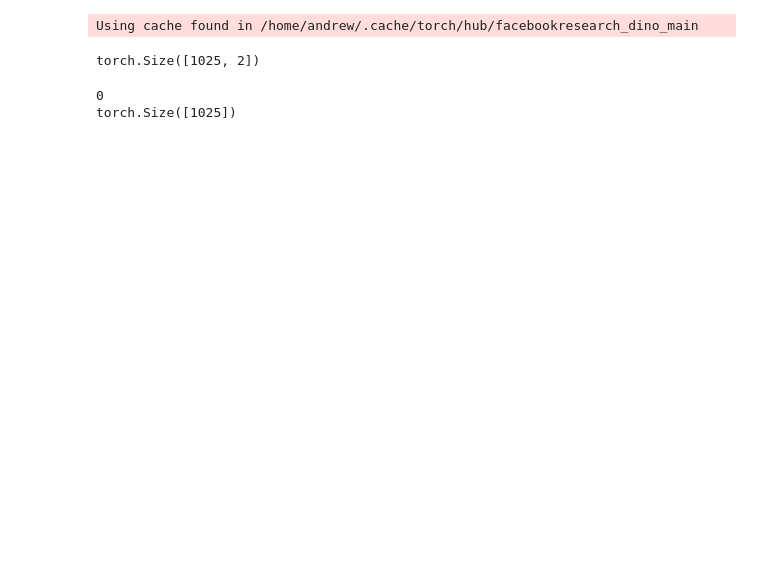
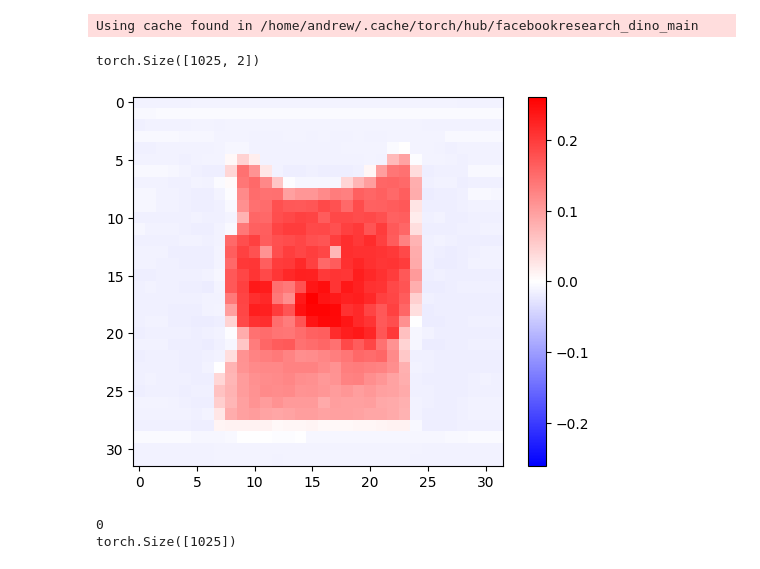
Before and after one commit to ashleymyan/mood, a Jupyter notebook: _test_find_foreground_cluster.ipynb, the cells around one changed output. Drawn from its saved outputs; the diff is of its cells as text; code cells hidden in the pictures; blank space fills up the shorter version.

```diff
--- a/_test_find_foreground_cluster.ipynb
+++ b/_test_find_foreground_cluster.ipynb
@@ -16,6 +17,17 @@ Using cache found in /home/andrew/.cache/torch/hub/facebookresearch_dino_main
 print(kway_eigvec.shape)
 # %% [output]
 torch.Size([1025, 2])
+# %%
+import matplotlib.pyplot as plt
+eigvec = kway_eigvec[1:, 1]
+
+arr = eigvec.reshape(32, 32).cpu()
+max_abs = arr.abs().max().item()
+plt.imshow(arr.numpy(), cmap='bwr', vmin=-max_abs, vmax=max_abs)
+plt.colorbar()
+plt.show()
+# %% [output]
+[figure, added]
 # %%
 fg_idx = kway_eigvec.max(0).values.argmax().item()
 print(fg_idx)
```
Also changed, not shown: parts of 6 cells of this notebook, 4 other files.
